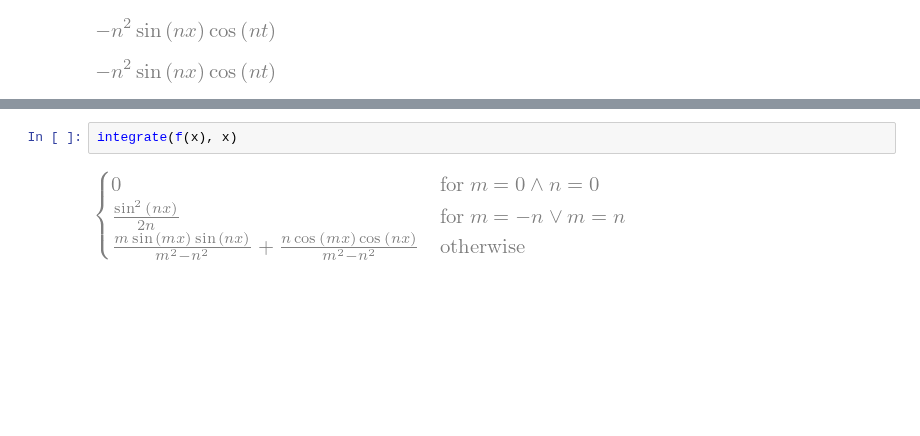
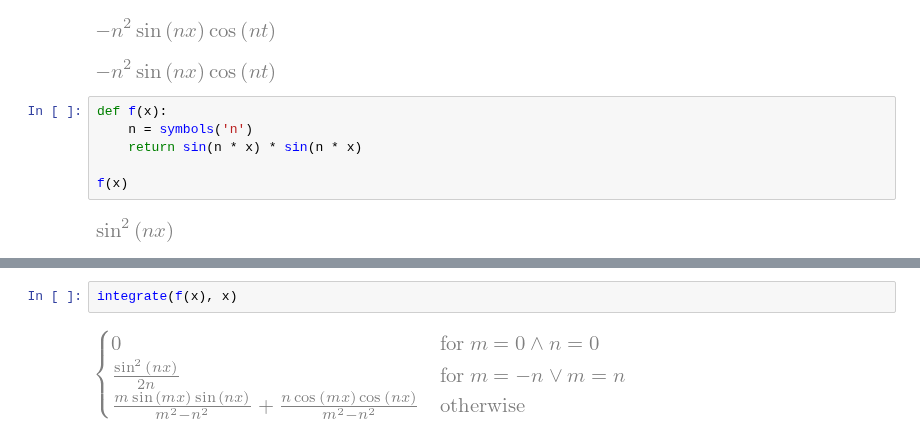
Before and after one commit to apefind/math, a Jupyter notebook: jupyter/calculus.ipynb, the cells around one changed output, grey strips where cells are left out. Drawn from its saved outputs; the diff is of its cells as text; blank space fills up the shorter version.

```diff
--- a/jupyter/calculus.ipynb
+++ b/jupyter/calculus.ipynb
@@ -147,3 +147,11 @@ u.diff(t).diff(t)
 # %% [output]
 [figure]
 [figure]
+# %%
+def f(x):
+    n = symbols('n')
+    return sin(n * x) * sin(n * x)
+
+f(x)
+# %% [output]
+[figure, added]
```
Also changed, not shown: parts of 2 cells of this notebook, 3 other files.
